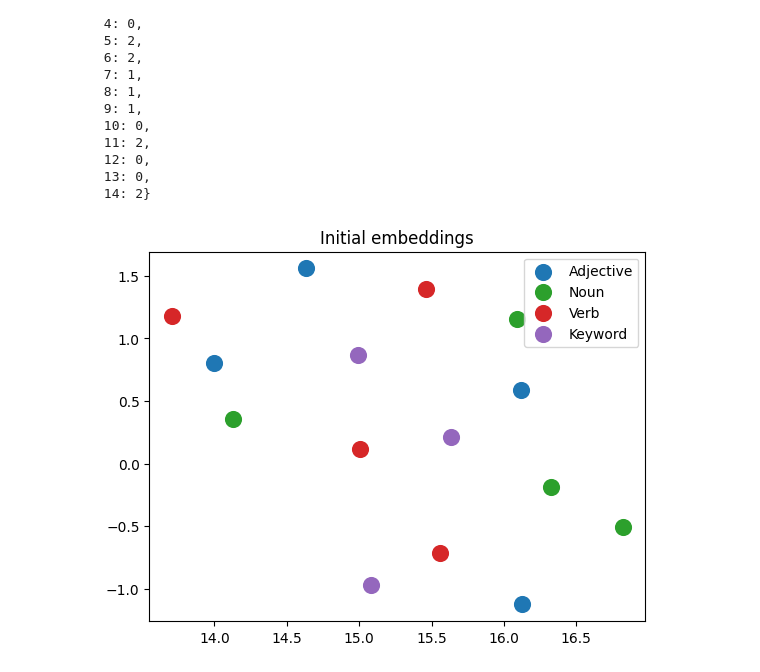
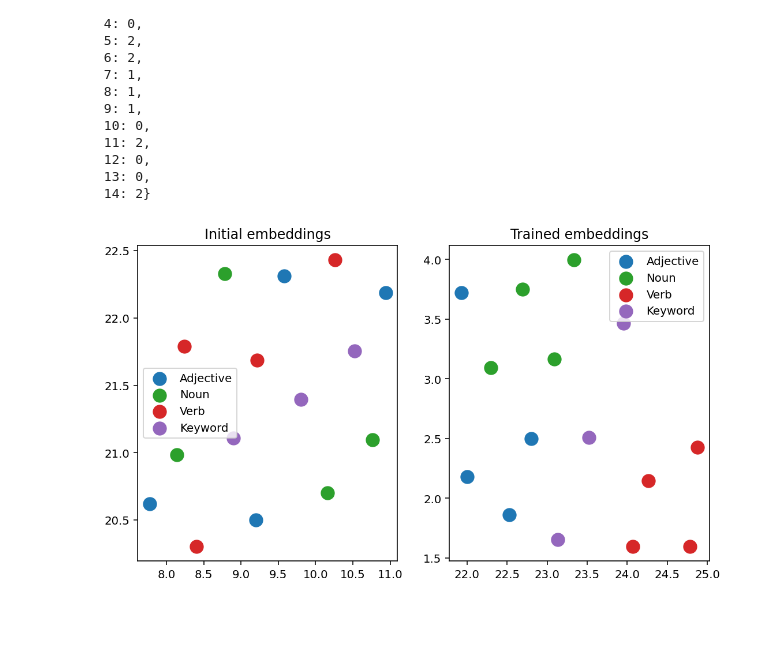
Before and after one commit to elcapo/llm-from-scratch, a Jupyter notebook: 12-word-world.ipynb, the cells around one changed output. Drawn from its saved outputs; the diff is of its cells as text; code cells hidden in the pictures; blank space fills up the shorter version.

Commit message:
make only one plot with the embedding changes

```diff
--- a/12-word-world.ipynb
+++ b/12-word-world.ipynb
@@ -261,4 +243,2 @@ tensor([[ 0.3374, -0.1778, -0.3035, -0.5880],
 # %%
-trained_embeddings = model.token_embeddings.weight
-
-trained_embeddings
+trained_embeddings = model.token_embeddings.weight.clone()
@@ -323,8 +285,7 @@ colors = {
     3: "tab:purple",
 }
 # %%
-def plot_embeddings(embeddings: torch.tensor, title: str):
-    fig, ax = plt.subplots()
+def scat_embeddings(ax: Axes, embeddings: torch.tensor, title: str):
     reducer = umap.UMAP(n_components = 2)
     reduced_embeddings = reducer.fit_transform(embeddings.tolist())
     groups = np.array(list(classification.values()))
@@ -338,9 +299,17 @@ def plot_embeddings(embeddings: torch.tensor, title: str):
             label = classes[group]
         )
     ax.legend()
-    plt.title(title)
-    plt.show()
+    ax.set_title(title)
 # %%
-plot_embeddings(initial_embeddings, "Initial embeddings")
+fig, (ax1, ax2) = plt.subplots(1, 2)
+
+fig.set_figwidth(9)
+fig.set_figheight(5)
+fig.set_dpi(142)
+
+scat_embeddings(ax1, initial_embeddings, "Initial embeddings")
+scat_embeddings(ax2, trained_embeddings, "Trained embeddings")
+
+plt.show()
 # %% [output]
-[figure, old version]
+[figure, new version]
```
Also changed, not shown: parts of 9 cells of this notebook.
